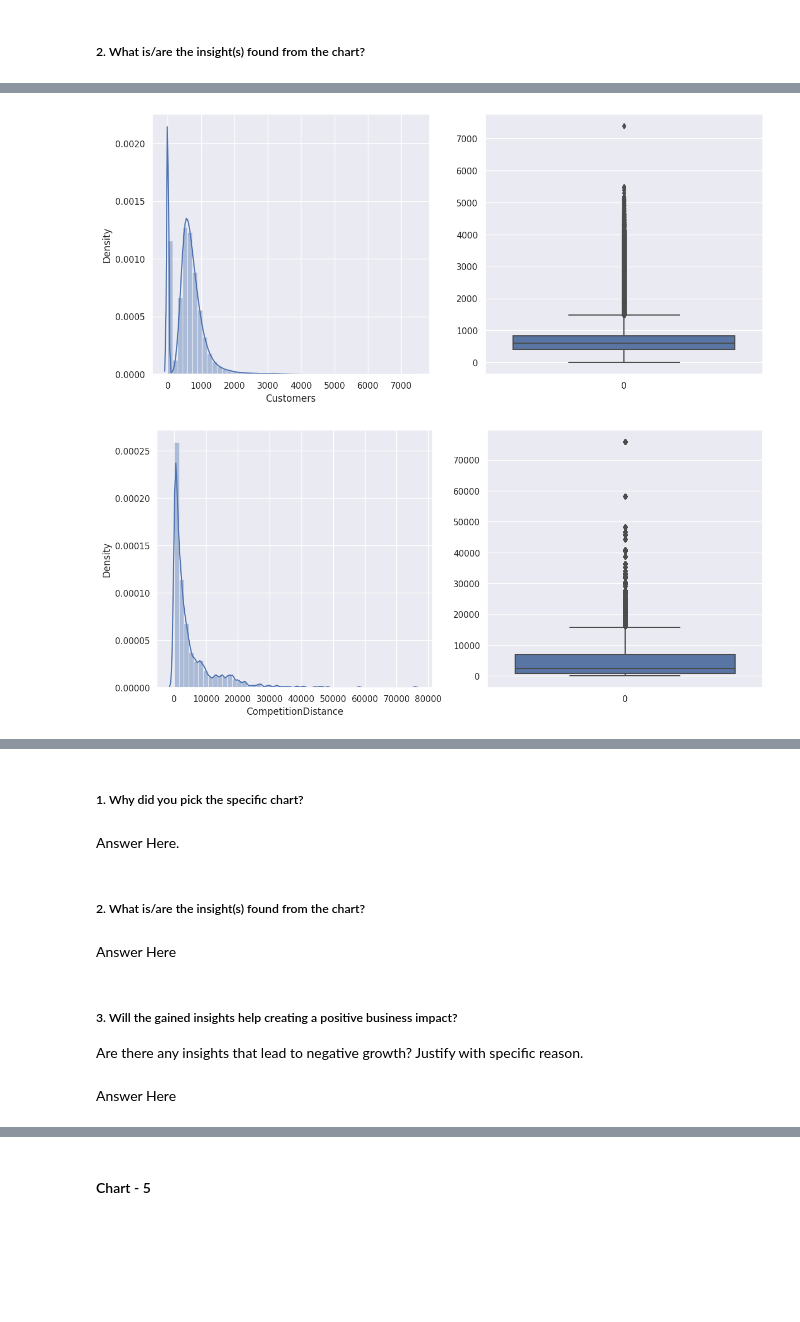
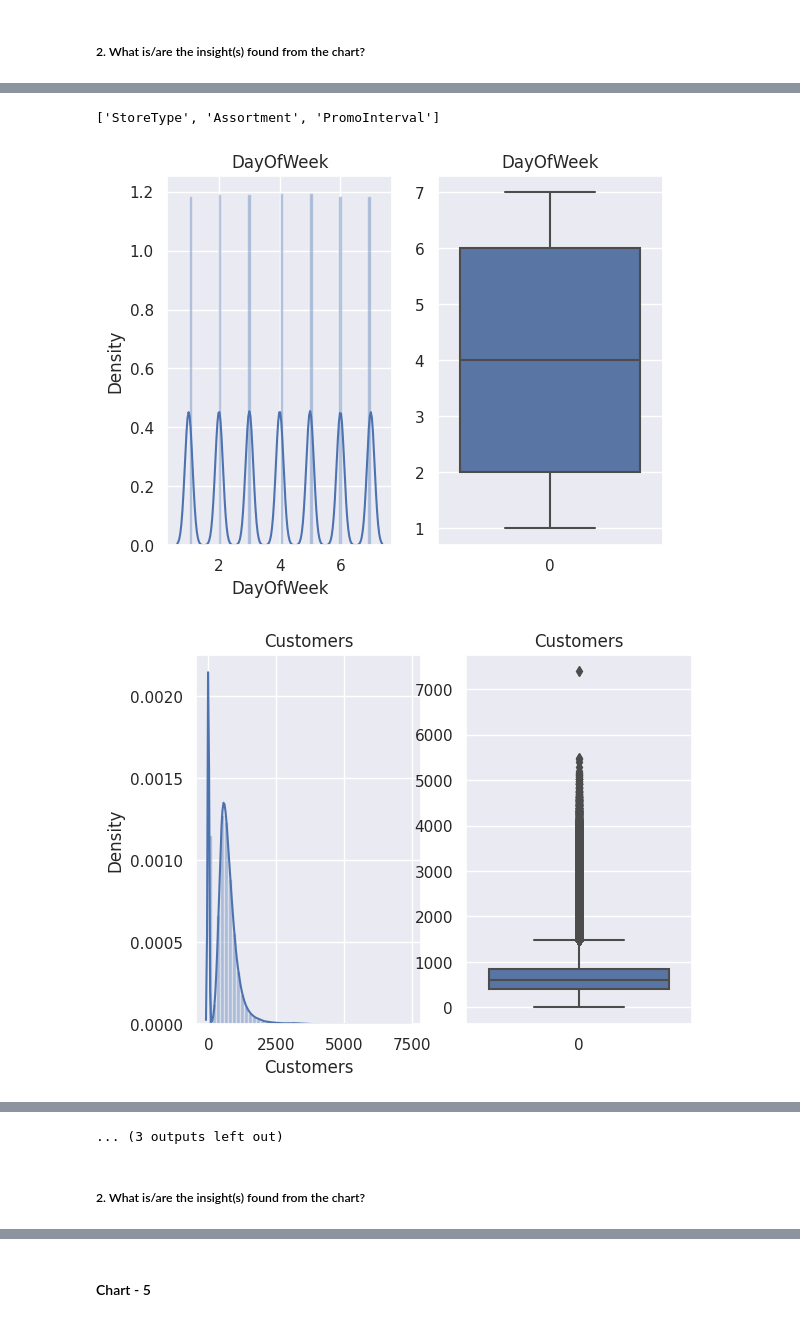
Before and after one commit to AnkurBhatt07/Rossmann-Stores-Sales-prediction, a Jupyter notebook: Retail_sales_Prediction_regression_capstone_project.ipynb, the cells around one changed output, grey strips where cells are left out. Drawn from its saved outputs; the diff is of its cells as text; code cells hidden in the pictures; blank space fills up the shorter version.

```diff
--- a/Retail_sales_Prediction_regression_capstone_project.ipynb
+++ b/Retail_sales_Prediction_regression_capstone_project.ipynb
@@ -367,0 +717,4 @@ new_df[~new_df['StateHoliday'].isin(['a','b','c'])]['StateHoliday']
+# %%
+# since a,b,c represent holiday ,we will replace them by 1 and others with 0
+
+new_df['StateHoliday'] = np.where((new_df['StateHoliday'] == 0) | (new_df['StateHoliday'] == '0'),0 ,1)
@@ -539,0 +1037,6 @@ continuous_cols
+# %%
+# dropping the store column
+new_df.drop('Store',axis = 1 , inplace = True)
+# %%
+y = new_df['Sales']
+X = new_df.drop('Sales',axis = 1)
@@ -539,0 +1095,8 @@ continuous_cols
+# %%
+numerical_col = []
+categorical_col = []
+for col in X.columns:
+  if (new_df[col].dtype == int) | (new_df[col].dtype == float):
+    numerical_col.append(col)
+  else:
+    categorical_col.append(col)
@@ -540,12 +1121,16 @@ continuous_cols
+# %%
+categorical_col
+# %% [output]
+['StoreType', 'Assortment', 'PromoInterval']
 # %%
-# distributions of independent continuous features
-for i in [col for col in continuous_cols if col not in ['Sales']] :
-  plt.figure(figsize = (14,6))
+for col in numerical_col:
   plt.subplot(1,2,1)
-  sns.distplot(new_df[i])
+  sns.distplot(new_df[col])
+  plt.title(col)
   plt.subplot(1,2,2)
-  sns.boxplot(new_df[i])
+  sns.boxplot(new_df[col])
+  plt.title(col)
   plt.show()
 # %% [output]
-[figure, old version]
+[figure, new version]
-[figure, old version]
+[figure, new version]
@@ -554,13 +1147,3 @@ for i in [col for col in continuous_cols if col not in ['Sales']] :
+... (3 outputs left out)
-# %% [markdown]
-##### 1. Why did you pick the specific chart?
-# %% [markdown]
-Answer Here.
 # %% [markdown]
 ##### 2. What is/are the insight(s) found from the chart?
-# %% [markdown]
-Answer Here
-# %% [markdown]
-##### 3. Will the gained insights help creating a positive business impact?
-Are there any insights that lead to negative growth? Justify with specific reason.
-# %% [markdown]
-Answer Here
```
Also changed, not shown: parts of 288 cells of this notebook.
